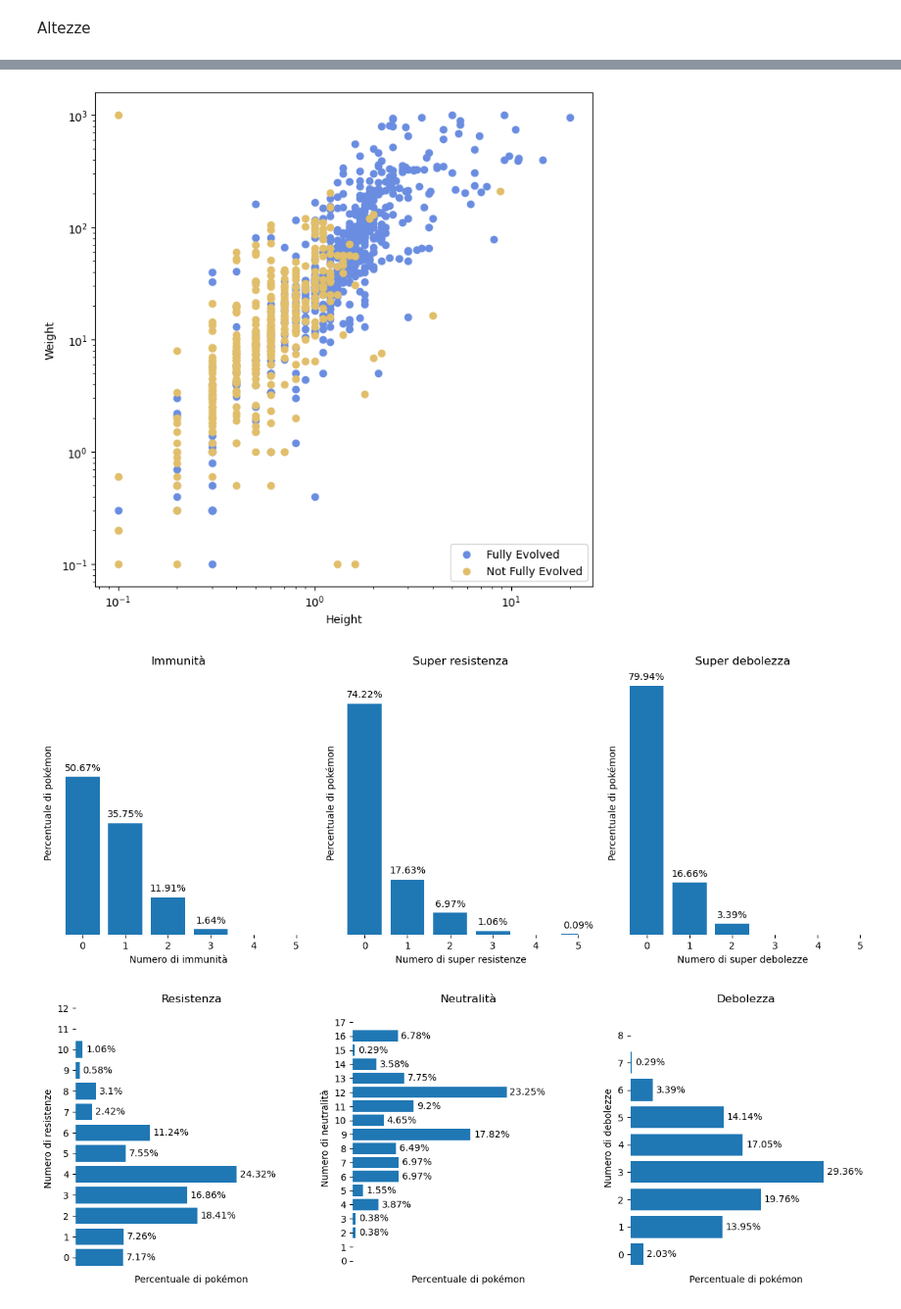
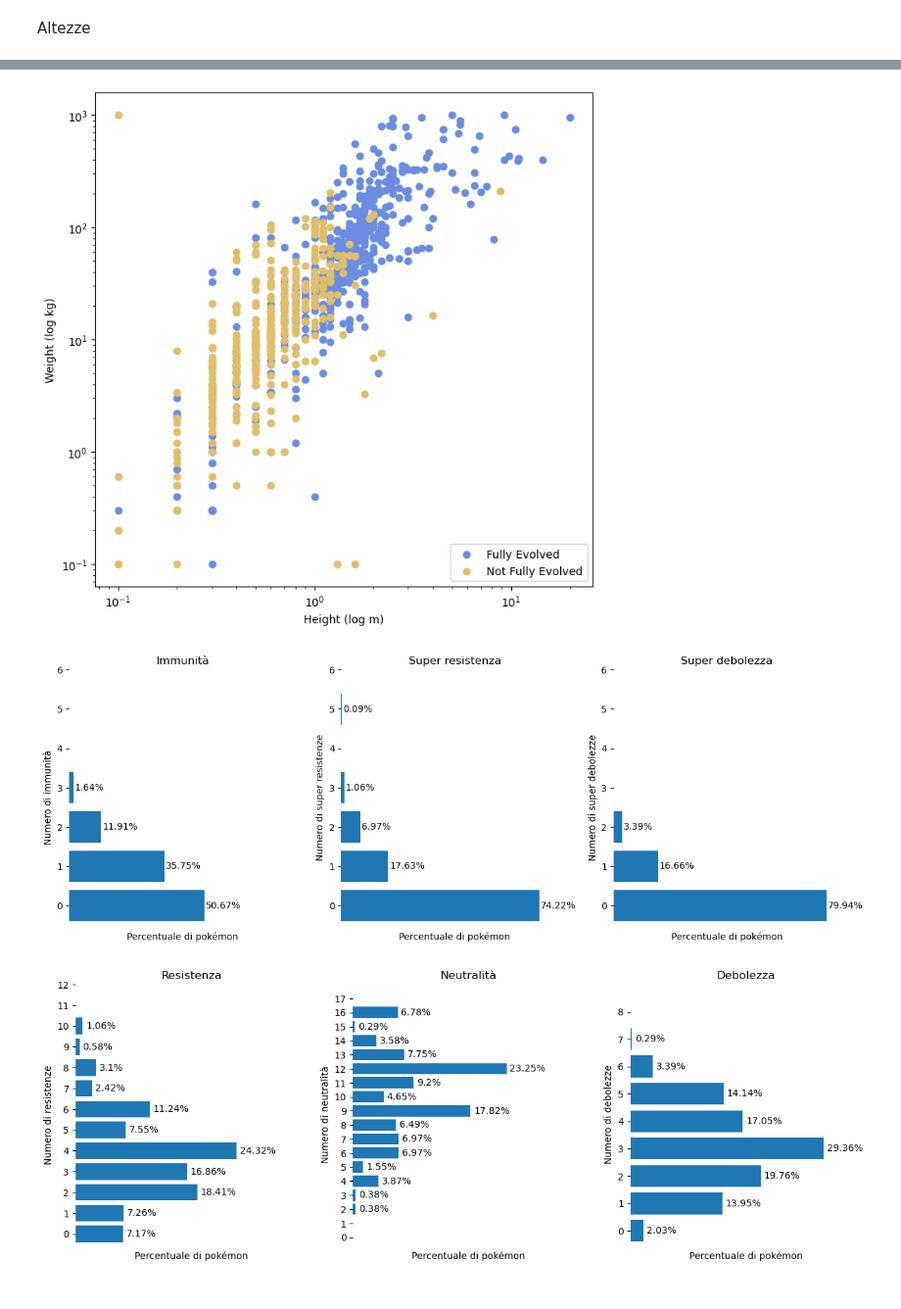
Before and after one commit to Mantotheale/PokemonScientificVisualization, a Jupyter notebook: Pokemon_notebook.ipynb, the cells around one changed output, grey strips where cells are left out. Shown at 98% size. Saved outputs shown, nothing was run; the diff lists cells and outputs as text; code cells hidden in the pictures.

```diff
--- a/Pokemon_notebook.ipynb
+++ b/Pokemon_notebook.ipynb
@@ -311,12 +338,17 @@ y1 = []
 y2 = []
 
 for i in x:
-        y1.append(feHeights[(feHeights >= i) & (feHeights < i + 0.1)].count() / len(feHeights))
-        y2.append(nfeHeights[(nfeHeights >= i) & (nfeHeights < i + 0.1)].count() / len(nfeHeights))
+        y1.append(feHeights[(feHeights >= i) & (feHeights < i + 0.1)].count() / len(feHeights) * 100)
+        y2.append(nfeHeights[(nfeHeights >= i) & (nfeHeights < i + 0.1)].count() / len(nfeHeights) * 100)
 
-plt.figure(figsize=(12,12))
+plt.figure(figsize=(10,10))
 plt.plot(x, y1,  color='#6A8DE1', label='Fully Evolved')
 plt.plot(x, y2, color='#E1BE6A', label='Not Fully Evolved')
 plt.legend(fontsize=11)
+
+plt.title('Altezze dei Pokémon')
+plt.xlabel('Height (m)')
+plt.ylabel('Amount %')
+
 plt.show()
 # %% [output]
@@ -350,14 +386,14 @@ plt.figure(figsize=(8,8))
 plt.scatter(feHeights, feWeights, color='#6A8DE1', label='Fully Evolved')
 plt.scatter(nfeHeights, nfeWeights, color='#E1BE6A', label='Not Fully Evolved')
 plt.legend()
-plt.xlabel('Height')
-plt.ylabel('Weight')
+plt.xlabel('Height (log m)')
+plt.ylabel('Weight (log kg)')
 plt.yscale('log')
 plt.xscale('log')
 
 plt.show()
 # %% [output]
-[figure, old version]
+[figure, new version]
 # %%
 def amountMultiplier(x, mul):
     k = 0
@@ -419,52 +455,61 @@ ultraEffective = generateValues(4)
 # %%
 def ceil(x):
     return int(x*100)/100
 
 def addlabels3(x,y):
     for i in x:
         if (ceil(y[i] * 100)> 0):
             plt.text(i, y[i] + 0.02, str(ceil(y[i] * 100)) + '%', ha = 'center')
 
+def addLabels4(values):
+    for i, v in enumerate(values):
+        if (v > 0):
+            plt.text(v + 0.005, i, str(ceil(v * 100)) + '%', va='center')
+
 
 plt.figure(figsize=(15,5))
 
 plt.subplot(1,3,1)
-plt.bar(counter, immunities)
-plt.xlim(-0.5,5)
-plt.ylim(0, 0.85)
-plt.xlabel('Numero di immunità')
-plt.ylabel('Percentuale di pokémon')
+bars = plt.barh(counter, immunities)
+plt.ylim(-0.5,6)
+plt.xlim(0, 0.85)
+plt.xlabel('Percentuale di pokémon')
+plt.ylabel('Numero di immunità')
 plt.title('Immunità')
-plt.yticks([])
+plt.xticks([])
+plt.yticks(range(0, 7))
 plt.gca().set_frame_on(False)
 plt.grid(False)
-addlabels3(counter[0:6], immunities)
+addLabels4(immunities)
 
 plt.subplot(1,3,2)
-plt.bar(counter, superWeak)
-plt.xlim(-0.5,5)
-plt.ylim(0, 0.85)
-plt.xlabel('Numero di super resistenze')
-plt.ylabel('Percentuale di pokémon')
+bars = plt.barh(counter, superWeak)
+plt.ylim(-0.5, 6)
+plt.xlim(0,0.85)
+plt.xlabel('Percentuale di pokémon')
+plt.ylabel('Numero di super resistenze')
 plt.title('Super resistenza')
-plt.yticks([])
+plt.xticks([])
+plt.yticks(range(0, 7))
 plt.gca().set_frame_on(False)
 plt.grid(False)
-addlabels3(counter[0:6], superWeak)
+addLabels4(superWeak)
 
 plt.subplot(1,3,3)
-plt.bar(counter, ultraEffective)
-plt.xlim(-0.5,5)
-plt.ylim(0, 0.85)
-plt.xlabel('Numero di super debolezze')
-plt.ylabel('Percentuale di pokémon')
+bars = plt.barh(counter, ultraEffective)
+plt.ylim(-0.5,6)
+plt.xlim(0,0.85)
+plt.xlabel('Percentuale di pokémon')
+plt.ylabel('Numero di super debolezze')
 plt.title('Super debolezza')
-plt.yticks([])
+plt.xticks([])
+plt.yticks(range(0, 7))
 plt.gca().set_frame_on(False)
 plt.grid(False)
-addlabels3(counter[0:6], ultraEffective)
+addLabels4(ultraEffective)
+
 
 plt.show()
 # %% [output]
-[figure, old version]
+[figure, new version]
 # %%
```
Also changed, not shown: parts of 19 cells of this notebook.
